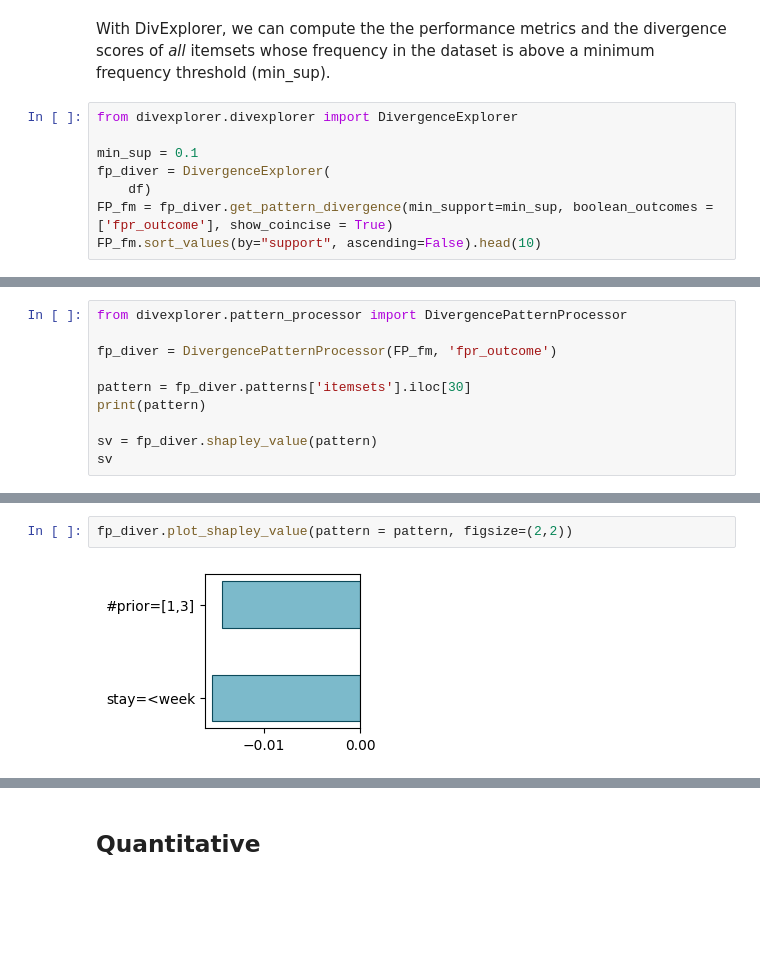
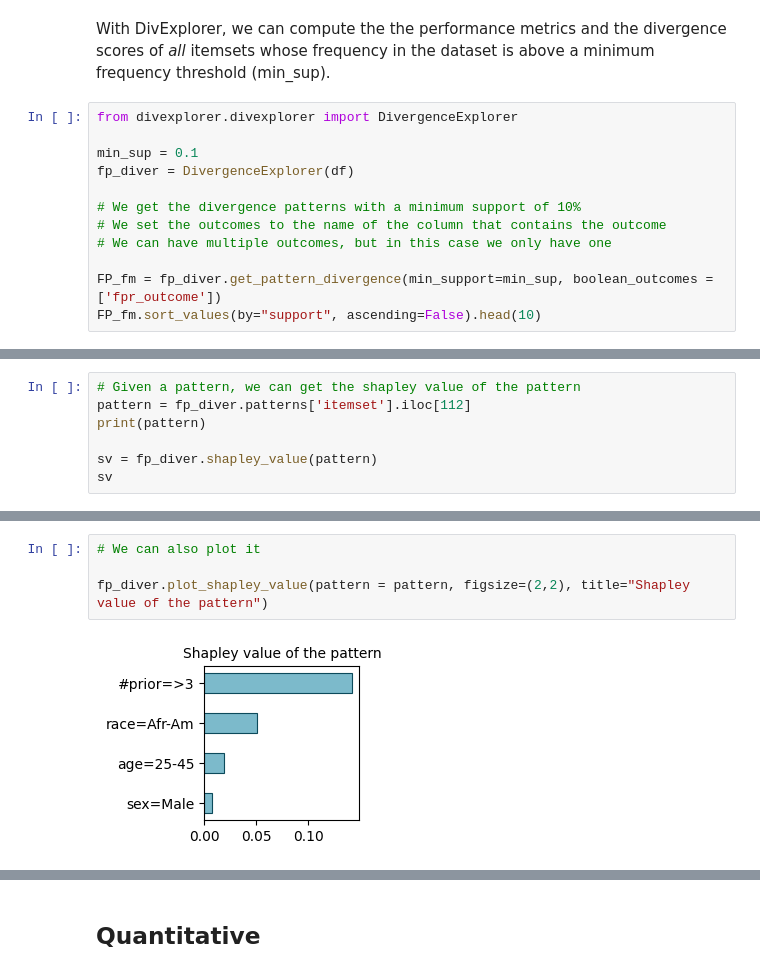
Before and after one commit to divexplorer/divexplorer, a Jupyter notebook: example_compas.ipynb, the cells around one changed output, grey strips where cells are left out. Drawn from its saved outputs; the diff is of its cells as text; blank space fills up the shorter version.

```diff
--- a/example_compas.ipynb
+++ b/example_compas.ipynb
@@ -87,8 +60,12 @@ With DivExplorer, we can compute the the performance metrics and the divergence
 from divexplorer.divexplorer import DivergenceExplorer
 
 min_sup = 0.1
-fp_diver = DivergenceExplorer(
-    df)
-FP_fm = fp_diver.get_pattern_divergence(min_support=min_sup, boolean_outcomes = ['fpr_outcome'], show_coincise = True)
+fp_diver = DivergenceExplorer(df)
+
+# We get the divergence patterns with a minimum support of 10%
+# We set the outcomes to the name of the column that contains the outcome
+# We can have multiple outcomes, but in this case we only have one
+
+FP_fm = fp_diver.get_pattern_divergence(min_support=min_sup, boolean_outcomes = ['fpr_outcome'])
 FP_fm.sort_values(by="support", ascending=False).head(10)
 # %% [output]
@@ -106,9 +113,6 @@ FP_fm.sort_values(by="support", ascending=False).head(10)
 # %%
-from divexplorer.pattern_processor import DivergencePatternProcessor
-
-fp_diver = DivergencePatternProcessor(FP_fm, 'fpr_outcome')
-
-pattern = fp_diver.patterns['itemsets'].iloc[30]
+# Given a pattern, we can get the shapley value of the pattern
+pattern = fp_diver.patterns['itemset'].iloc[112]
 print(pattern)
 
 sv = fp_diver.shapley_value(pattern)
@@ -143,4 +126,6 @@ ax.barh(
 # %%
-fp_diver.plot_shapley_value(pattern = pattern, figsize=(2,2))
+# We can also plot it
+
+fp_diver.plot_shapley_value(pattern = pattern, figsize=(2,2), title="Shapley value of the pattern")
 # %% [output]
-[figure, old version]
+[figure, new version]
```
Also changed, not shown: parts of 32 cells of this notebook, 2 other files.
